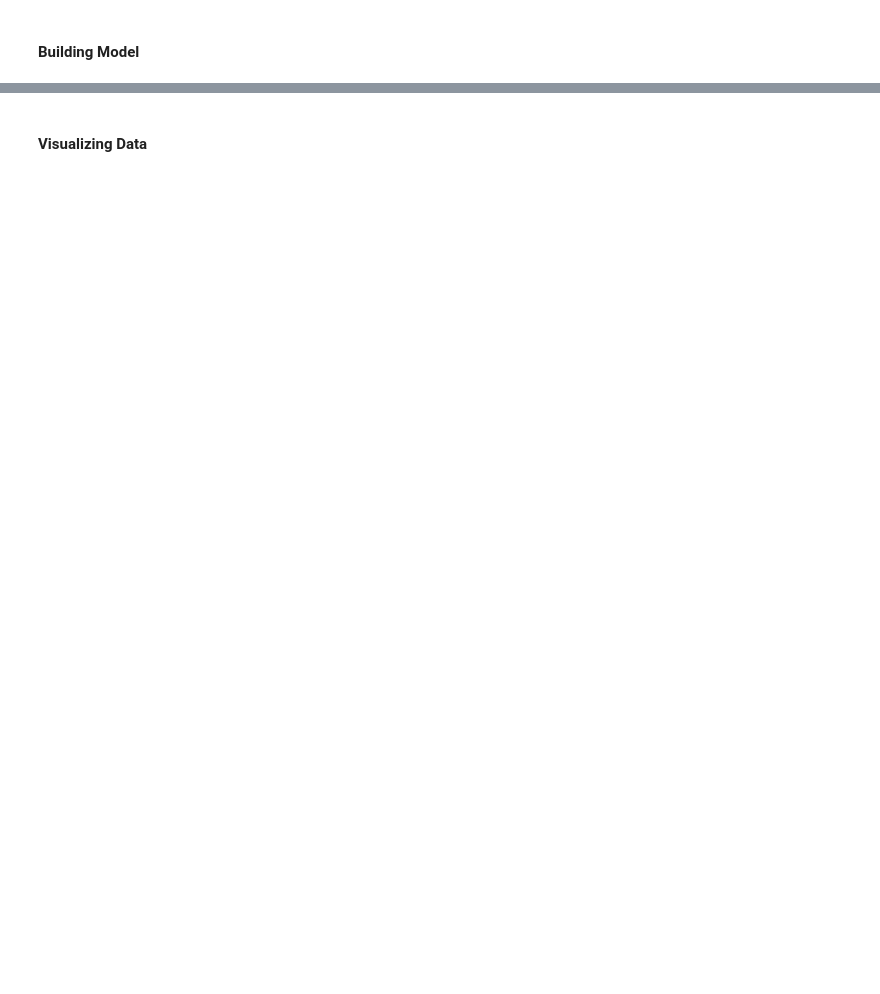
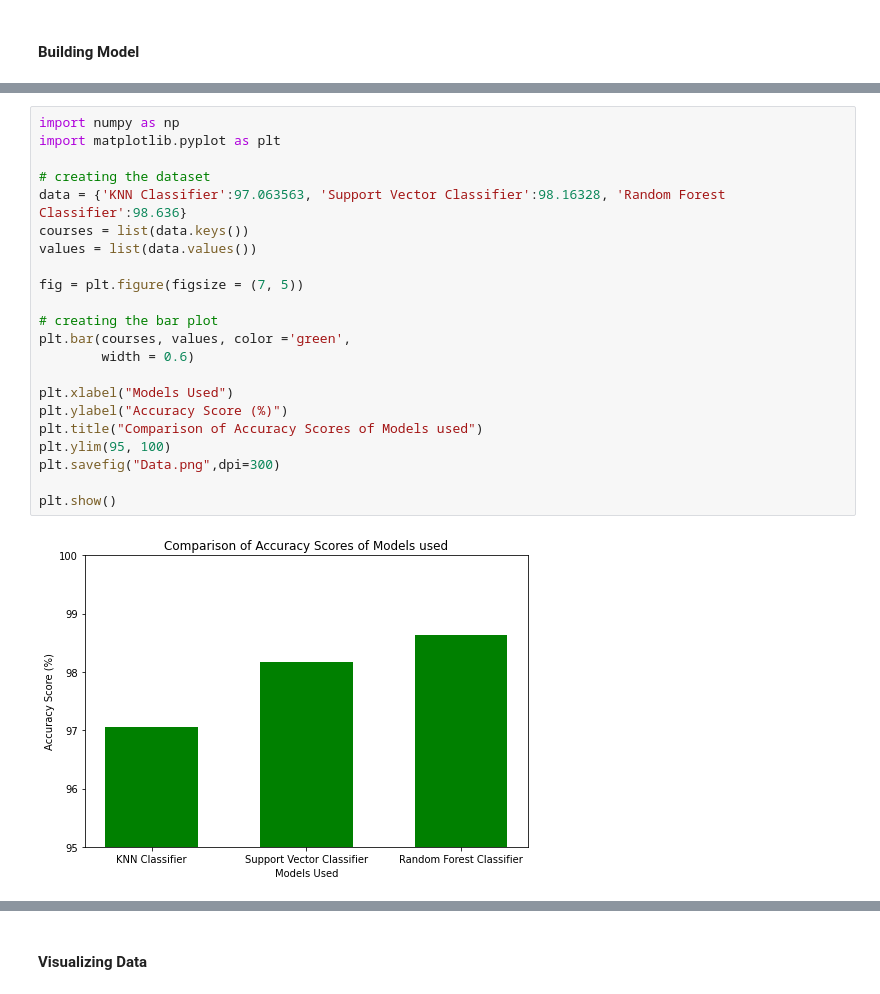
Before and after one commit to harshbansal7/profarm-dvh, a Jupyter notebook: Datasets and Notebooks/Final - Crop Choice.ipynb, the cells around one changed output, grey strips where cells are left out. Drawn from its saved outputs; the diff is of its cells as text; blank space fills up the shorter version.

```diff
--- a/Datasets and Notebooks/Final - Crop Choice.ipynb
+++ b/Datasets and Notebooks/Final - Crop Choice.ipynb
@@ -61,0 +131,24 @@ knn.score(X_test, y_test)
+# %%
+import numpy as np
+import matplotlib.pyplot as plt
+
+# creating the dataset
+data = {'KNN Classifier':97.063563, 'Support Vector Classifier':98.16328, 'Random Forest Classifier':98.636}
+courses = list(data.keys())
+values = list(data.values())
+
+fig = plt.figure(figsize = (7, 5))
+
+# creating the bar plot
+plt.bar(courses, values, color ='green',
+        width = 0.6)
+
+plt.xlabel("Models Used")
+plt.ylabel("Accuracy Score (%)")
+plt.title("Comparison of Accuracy Scores of Models used")
+plt.ylim(95, 100)
+plt.savefig("Data.png",dpi=300)
+
+plt.show()
+# %% [output]
+[figure, added]
```
Also changed, not shown: parts of 21 cells of this notebook.
